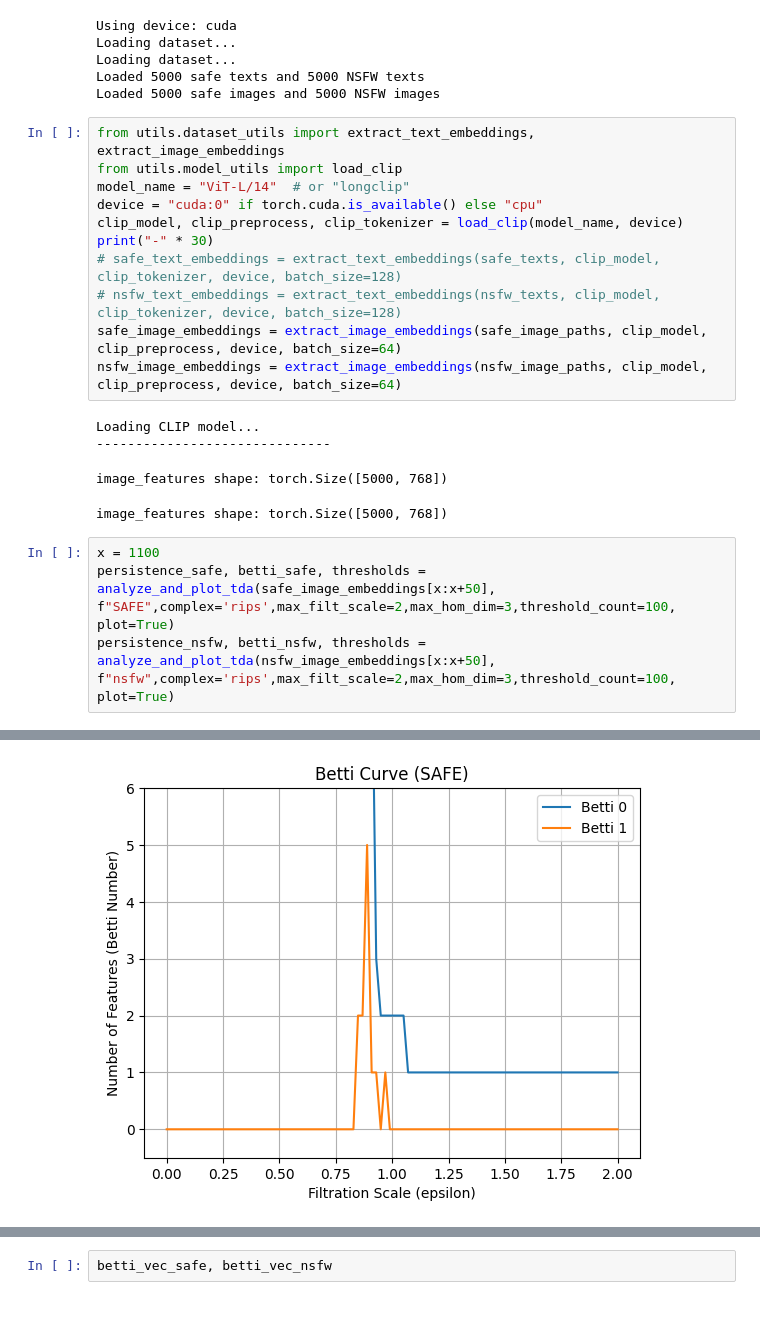
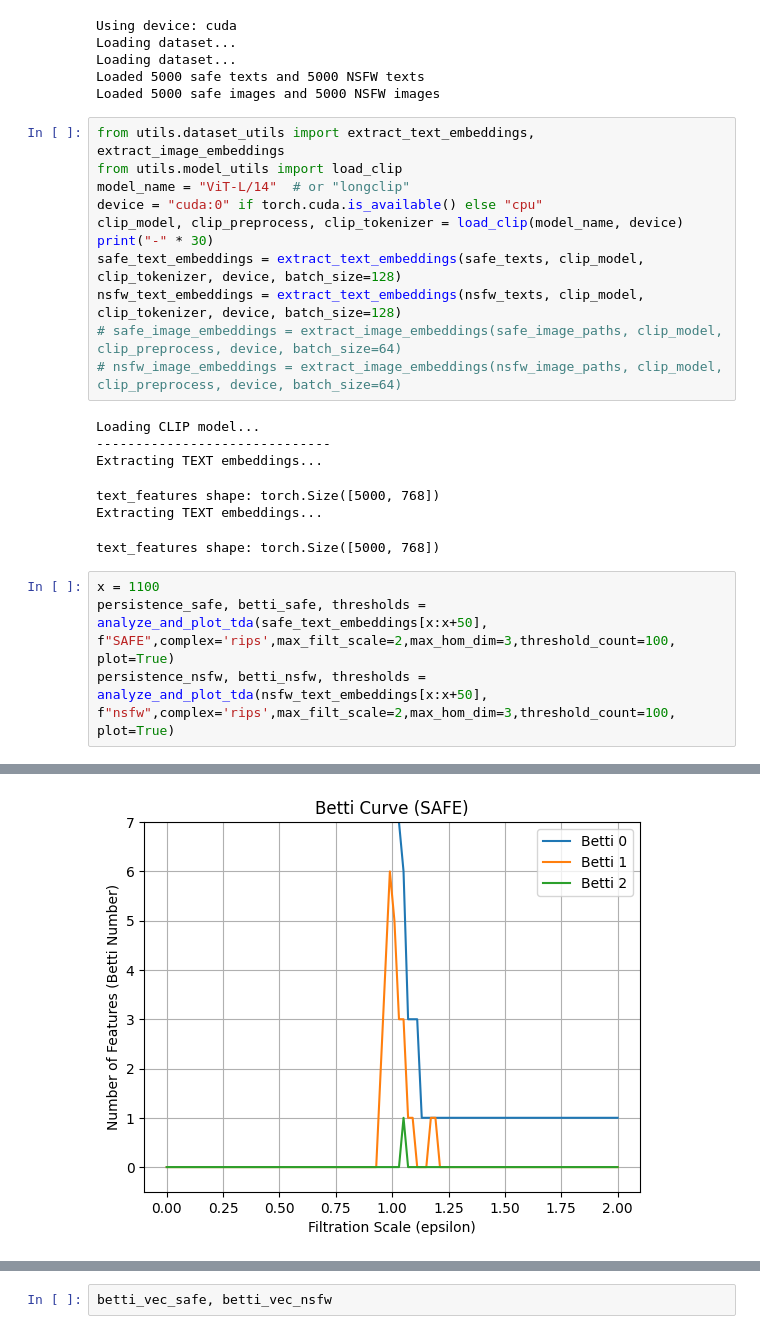
Before and after one commit to fesvhtr/safe_tda, a Jupyter notebook: VISU_tda_analysis.ipynb, the cells around one changed output, grey strips where cells are left out. Drawn from its saved outputs; the diff is of its cells as text.

```diff
--- a/VISU_tda_analysis.ipynb
+++ b/VISU_tda_analysis.ipynb
@@ -29,17 +29,19 @@ model_name = "ViT-L/14"  # or "longclip"
 device = "cuda:0" if torch.cuda.is_available() else "cpu"
 clip_model, clip_preprocess, clip_tokenizer = load_clip(model_name, device)
 print("-" * 30)
-# safe_text_embeddings = extract_text_embeddings(safe_texts, clip_model, clip_tokenizer, device, batch_size=128)
-# nsfw_text_embeddings = extract_text_embeddings(nsfw_texts, clip_model, clip_tokenizer, device, batch_size=128)
-safe_image_embeddings = extract_image_embeddings(safe_image_paths, clip_model, clip_preprocess, device, batch_size=64)
-nsfw_image_embeddings = extract_image_embeddings(nsfw_image_paths, clip_model, clip_preprocess, device, batch_size=64)
+safe_text_embeddings = extract_text_embeddings(safe_texts, clip_model, clip_tokenizer, device, batch_size=128)
+nsfw_text_embeddings = extract_text_embeddings(nsfw_texts, clip_model, clip_tokenizer, device, batch_size=128)
+# safe_image_embeddings = extract_image_embeddings(safe_image_paths, clip_model, clip_preprocess, device, batch_size=64)
+# nsfw_image_embeddings = extract_image_embeddings(nsfw_image_paths, clip_model, clip_preprocess, device, batch_size=64)
 # %% [output]
 Loading CLIP model...
 ------------------------------
+Extracting TEXT embeddings...
-image_features shape: torch.Size([5000, 768])
+text_features shape: torch.Size([5000, 768])
+Extracting TEXT embeddings...
-image_features shape: torch.Size([5000, 768])
+text_features shape: torch.Size([5000, 768])
 # %%
 x = 1100
-persistence_safe, betti_safe, thresholds = analyze_and_plot_tda(safe_image_embeddings[x:x+50], f"SAFE",complex='rips',max_filt_scale=2,max_hom_dim=3,threshold_count=100, plot=True)
-persistence_nsfw, betti_nsfw, thresholds = analyze_and_plot_tda(nsfw_image_embeddings[x:x+50], f"nsfw",complex='rips',max_filt_scale=2,max_hom_dim=3,threshold_count=100, plot=True)
+persistence_safe, betti_safe, thresholds = analyze_and_plot_tda(safe_text_embeddings[x:x+50], f"SAFE",complex='rips',max_filt_scale=2,max_hom_dim=3,threshold_count=100, plot=True)
+persistence_nsfw, betti_nsfw, thresholds = analyze_and_plot_tda(nsfw_text_embeddings[x:x+50], f"nsfw",complex='rips',max_filt_scale=2,max_hom_dim=3,threshold_count=100, plot=True)
 # %% [output]
@@ -47 +49 @@ persistence_nsfw, betti_nsfw, thresholds = analyze_and_plot_tda(nsfw_image_embed
-[figure, old version]
+[figure, new version]
```
Also changed, not shown: parts of 4 cells of this notebook, 10 other files.
